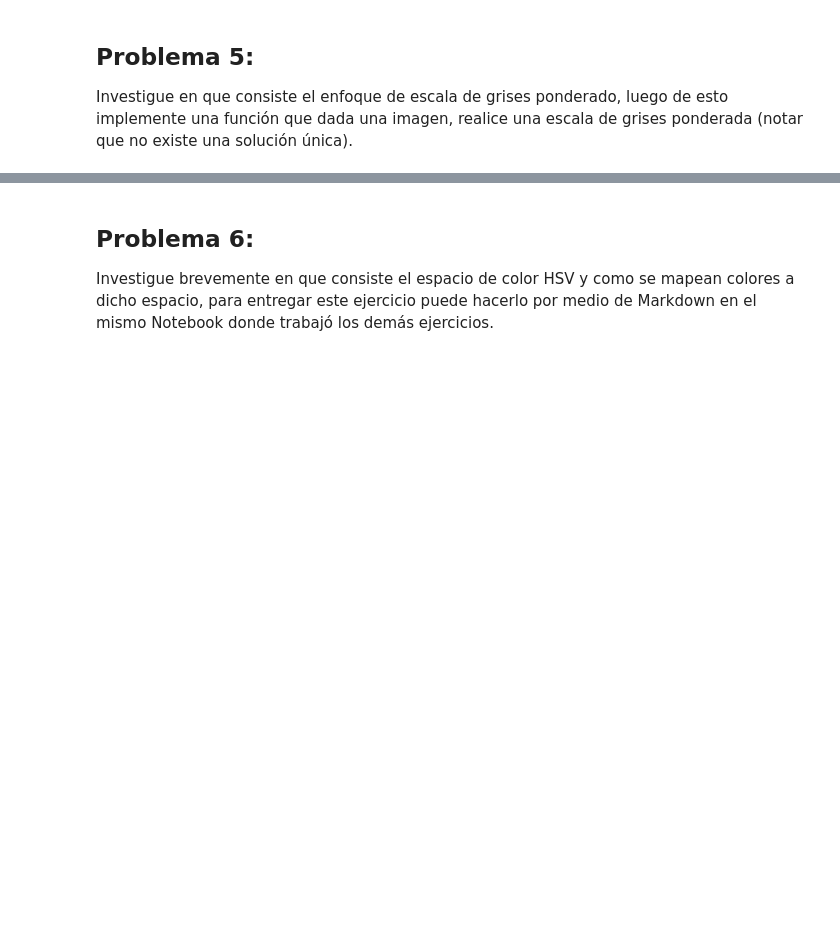
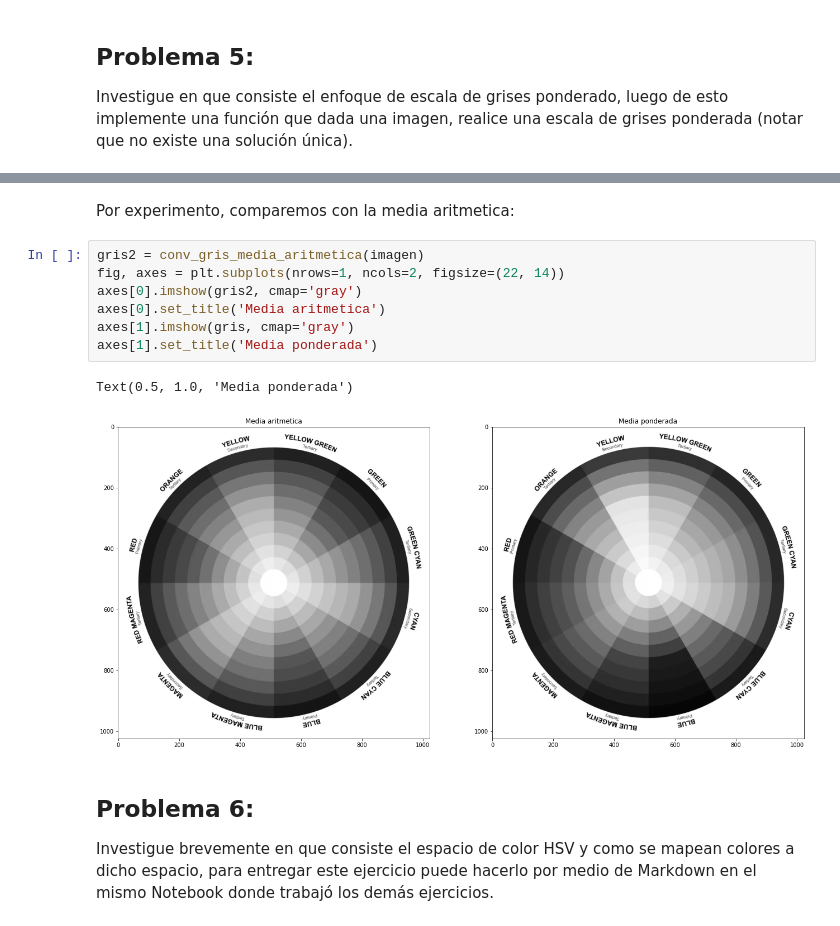
Before and after one commit to dennis-ciancoders/text_minning_and_image_recognition, a Jupyter notebook: lab1/lab1.ipynb, the cells around one changed output, grey strips where cells are left out. Drawn from its saved outputs; the diff is of its cells as text; blank space fills up the shorter version.

```diff
--- a/lab1/lab1.ipynb
+++ b/lab1/lab1.ipynb
@@ -165,3 +234,15 @@ solución única).
+# %% [markdown]
+Por experimento, comparemos con la media aritmetica:
+# %%
+gris2 = conv_gris_media_aritmetica(imagen)
+fig, axes = plt.subplots(nrows=1, ncols=2, figsize=(22, 14))
+axes[0].imshow(gris2, cmap='gray')
+axes[0].set_title('Media aritmetica')
+axes[1].imshow(gris, cmap='gray')
+axes[1].set_title('Media ponderada')
+# %% [output]
+Text(0.5, 1.0, 'Media ponderada')
+[figure, added]
 # %% [markdown]
 ## Problema 6:
 Investigue brevemente en que consiste el espacio de color HSV y como se mapean colores a dicho
```
Also changed, not shown: parts of 3 cells of this notebook, 3 other files.
